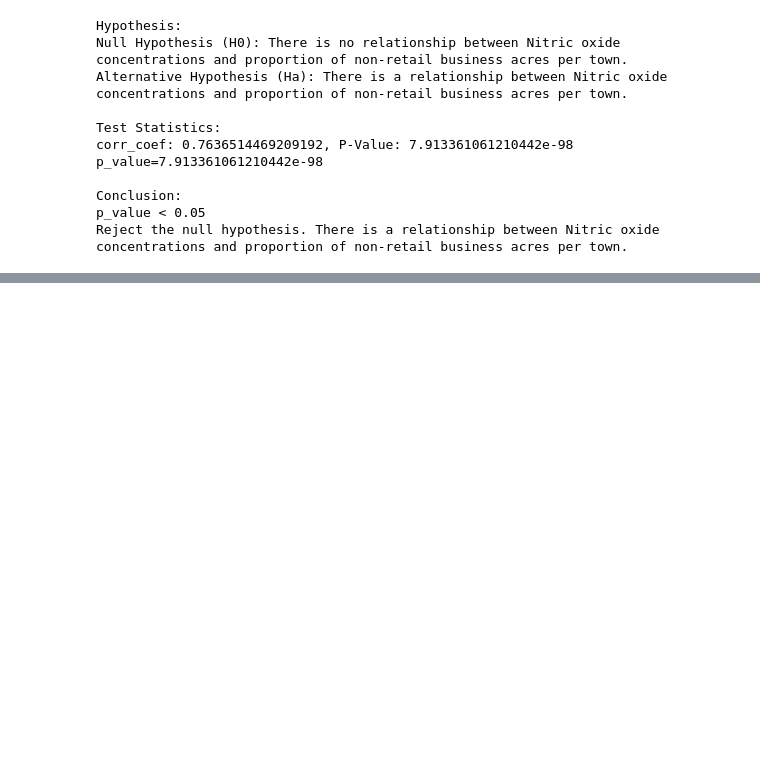
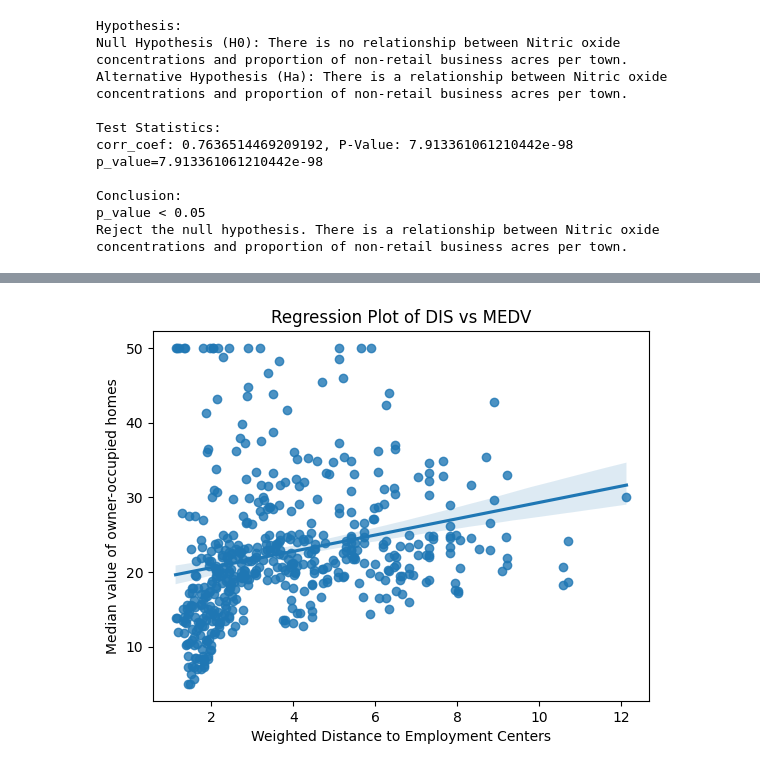
Before and after one commit to parngunta/Boston-Housing-Data-Assignment, a Jupyter notebook: Optional_Peer_Graded_Assignment.jupyterlite.ipynb, the cells around one changed output, grey strips where cells are left out. Drawn from its saved outputs; the diff is of its cells as text; code cells hidden in the pictures; blank space fills up the shorter version.

```diff
--- a/Optional_Peer_Graded_Assignment.jupyterlite.ipynb
+++ b/Optional_Peer_Graded_Assignment.jupyterlite.ipynb
@@ -344,3 +329,12 @@ Time:                        14:06:50   Log-Likelihood:                -1823.9
 Conclusion:
 p_value < 0.05
 Reject the null hypothesis. There is a significant impact of an additional weighted distance to the five Boston employment centres on the median value of owner occupied homes.
+# %%
+# Create the regression plot
+sns.regplot(x=boston_df['DIS'], y=boston_df['MEDV'])
+plt.xlabel('Weighted Distance to Employment Centers')
+plt.ylabel('Median value of owner-occupied homes')
+plt.title('Regression Plot of DIS vs MEDV')
+plt.show()
+# %% [output]
+[figure, added]
```
Also changed, not shown: parts of 33 cells of this notebook.
